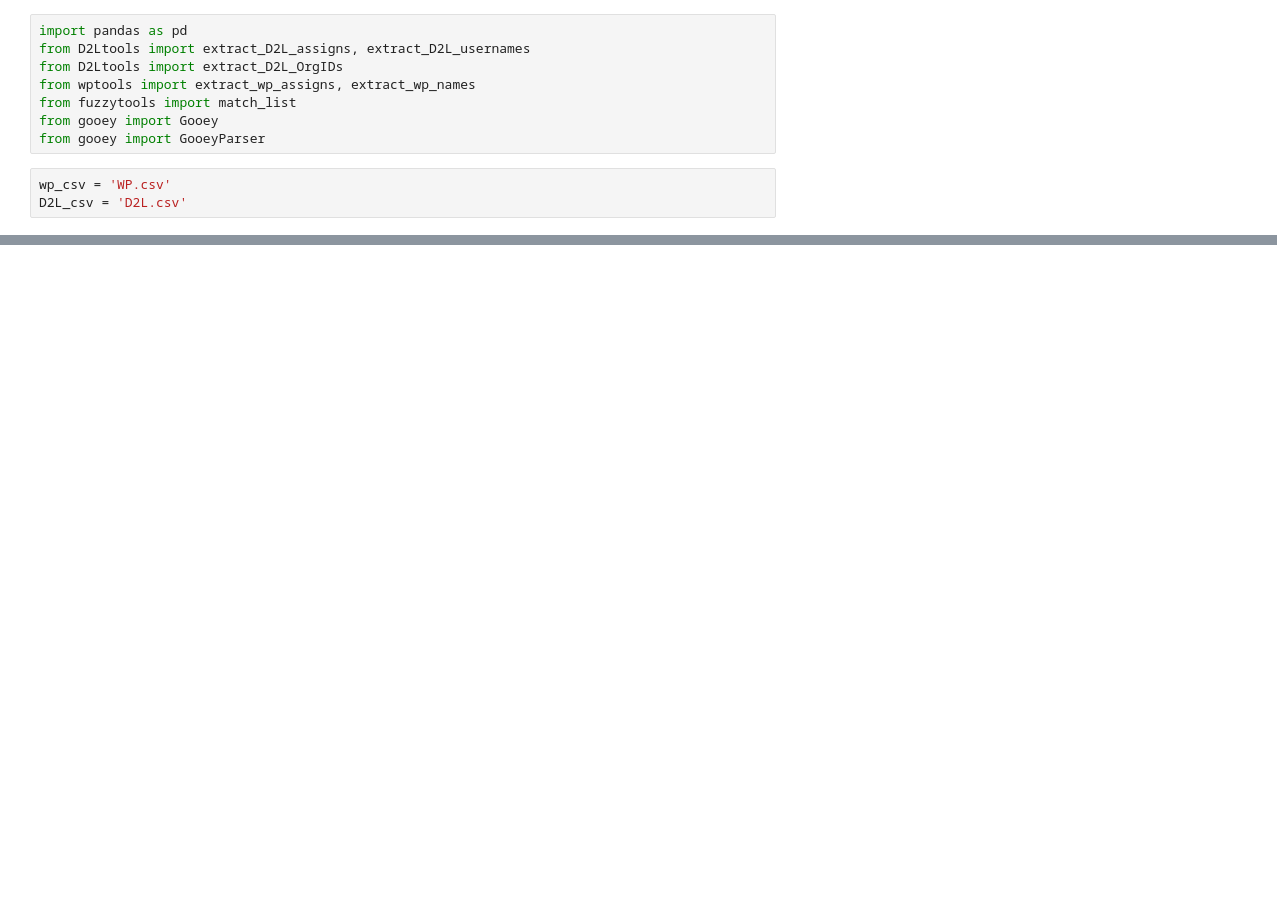
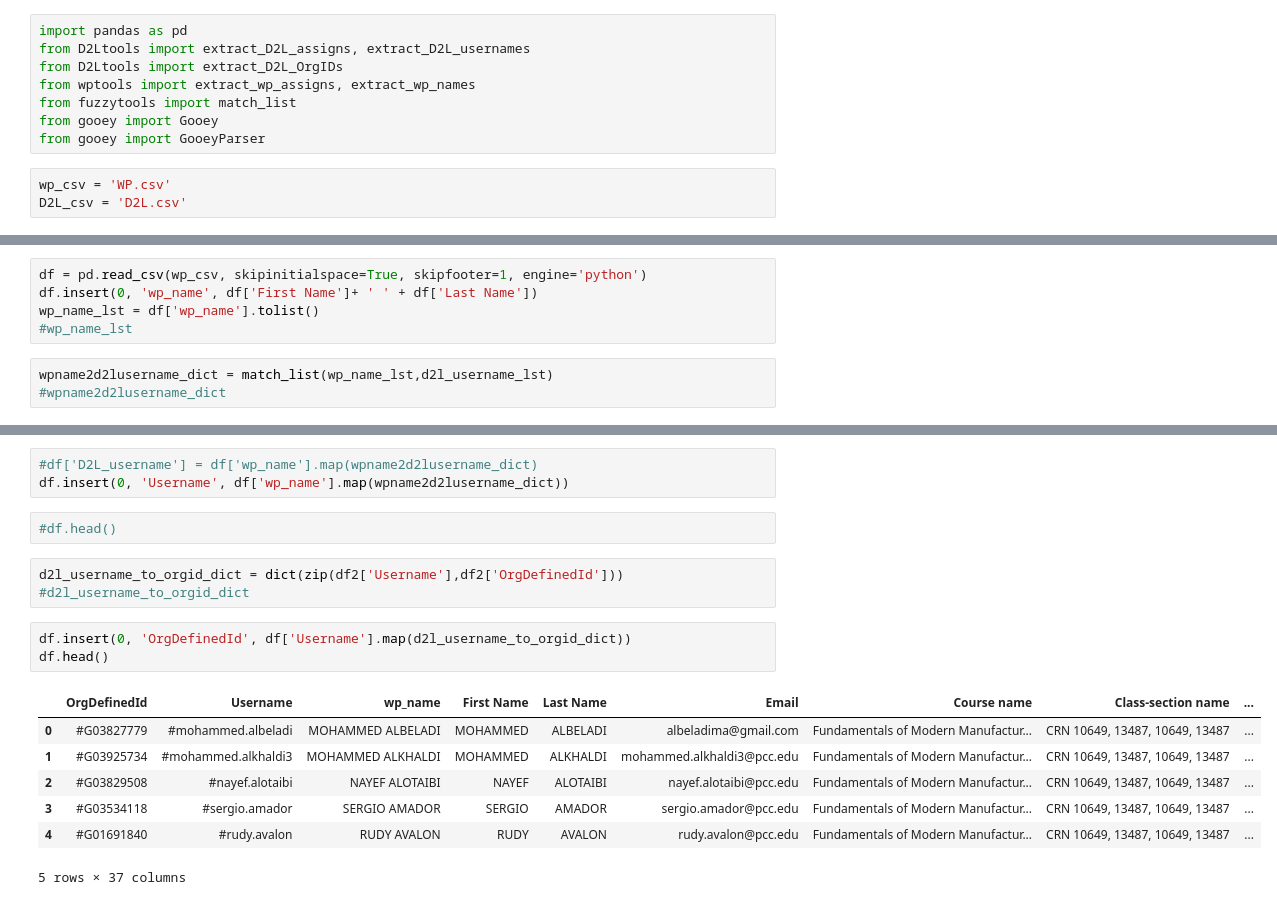
Before and after one commit to ProfessorKazarinoff/gradeconversion, a Jupyter notebook: grade_conversion_notebook.ipynb, the cells around one changed output, grey strips where cells are left out. Cells and saved outputs as stored; diff of their text form; blank space fills up the shorter version.

```diff
--- a/grade_conversion_notebook.ipynb
+++ b/grade_conversion_notebook.ipynb
@@ -537,0 +28,8 @@ df.head()
+# %%
+df = pd.read_csv(wp_csv, skipinitialspace=True, skipfooter=1, engine='python')
+df.insert(0, 'wp_name', df['First Name']+ ' ' + df['Last Name'])
+wp_name_lst = df['wp_name'].tolist()
+#wp_name_lst
+# %%
+wpname2d2lusername_dict = match_list(wp_name_lst,d2l_username_lst)
+#wpname2d2lusername_dict
@@ -537,0 +54,19 @@ df.head()
+# %%
+#df['D2L_username'] = df['wp_name'].map(wpname2d2lusername_dict)
+df.insert(0, 'Username', df['wp_name'].map(wpname2d2lusername_dict))
+# %%
+#df.head()
+# %%
+d2l_username_to_orgid_dict = dict(zip(df2['Username'],df2['OrgDefinedId']))
+#d2l_username_to_orgid_dict
+# %%
+df.insert(0, 'OrgDefinedId', df['Username'].map(d2l_username_to_orgid_dict))
+df.head()
+# %% [output]
+|  | OrgDefinedId | Username | wp_name | First Name | Last Name | Email | Course name | Class-section name | ... |
+| 0 | #G03827779 | #mohammed.albeladi | MOHAMMED ALBELADI | MOHAMMED | ALBELADI | albeladima@gmail.com | Fundamentals of Modern Manufactur... | CRN 10649, 13487, 10649, 13487 | ... |
+| 1 | #G03925734 | #mohammed.alkhaldi3 | MOHAMMED ALKHALDI | MOHAMMED | ALKHALDI | mohammed.alkhaldi3@pcc.edu | Fundamentals of Modern Manufactur... | CRN 10649, 13487, 10649, 13487 | ... |
+| 2 | #G03829508 | #nayef.alotaibi | NAYEF ALOTAIBI | NAYEF | ALOTAIBI | nayef.alotaibi@pcc.edu | Fundamentals of Modern Manufactur... | CRN 10649, 13487, 10649, 13487 | ... |
+| 3 | #G03534118 | #sergio.amador | SERGIO AMADOR | SERGIO | AMADOR | sergio.amador@pcc.edu | Fundamentals of Modern Manufactur... | CRN 10649, 13487, 10649, 13487 | ... |
+| 4 | #G01691840 | #rudy.avalon | RUDY AVALON | RUDY | AVALON | rudy.avalon@pcc.edu | Fundamentals of Modern Manufactur... | CRN 10649, 13487, 10649, 13487 | ... |
+5 rows × 37 columns
```
Also changed, not shown: parts of 51 cells of this notebook, 2 other files.
